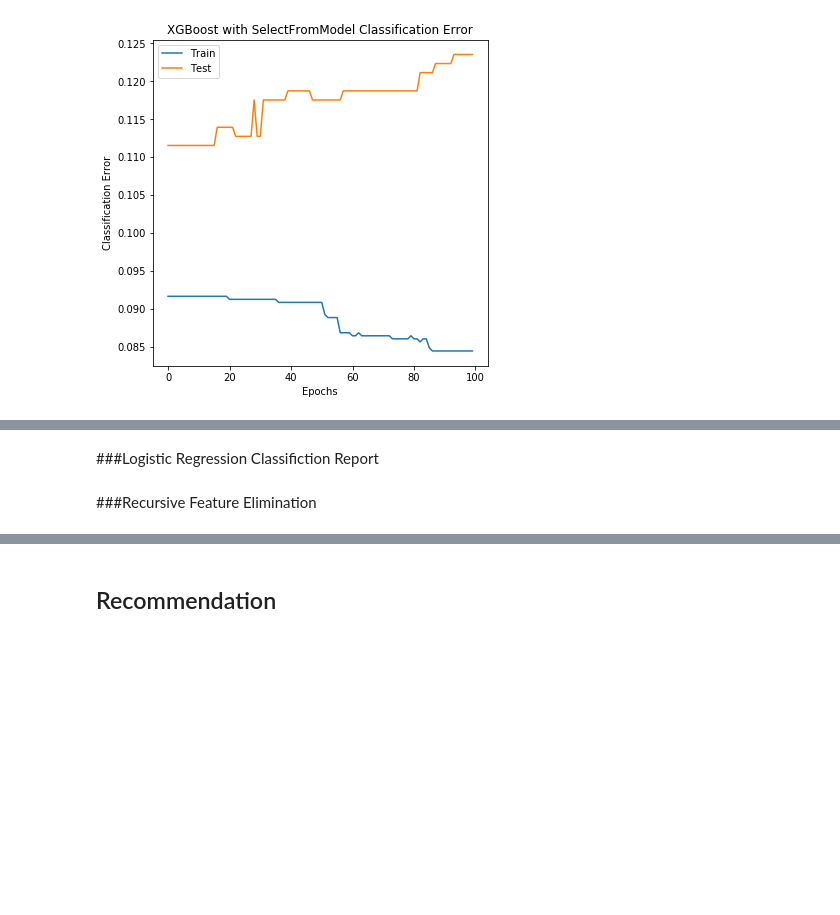
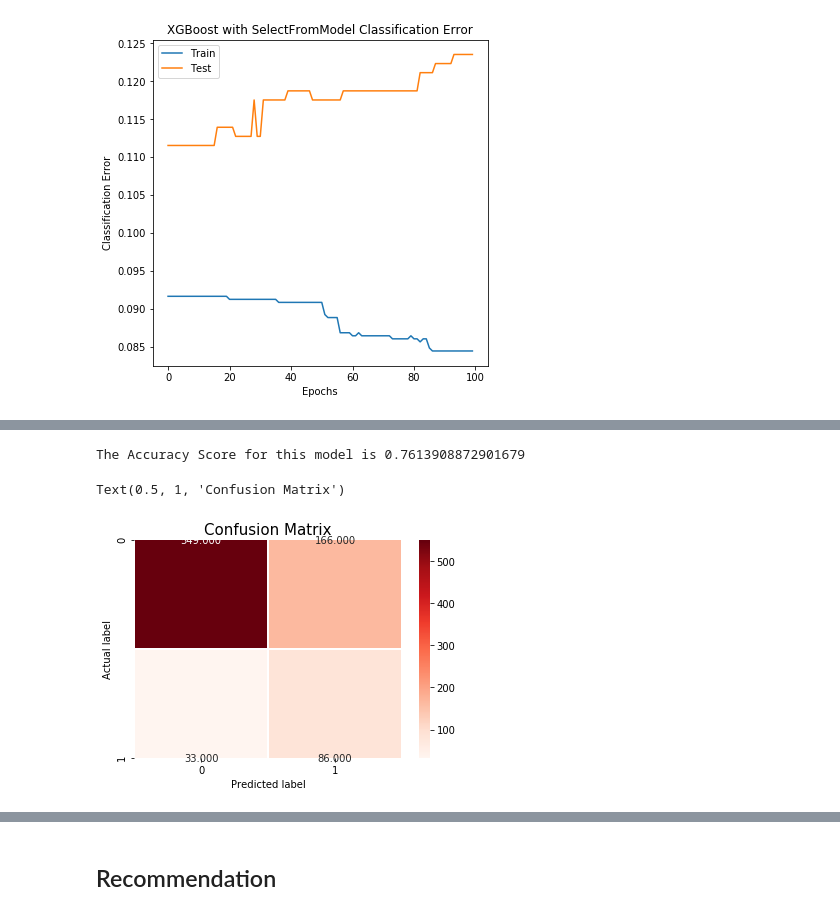
Before and after one commit to jdsmithwes/Telco-Data-Churn, a Jupyter notebook: Module3_project_master.ipynb, the cells around one changed output, grey strips where cells are left out. Cells and saved outputs as stored; diff of their text form; code cells hidden in the pictures; blank space fills up the shorter version.

```diff
--- a/Module3_project_master.ipynb
+++ b/Module3_project_master.ipynb
@@ -732,4 +675,0 @@ plt.title('Confusion Matrix', size = 15);
-# %%
-from sklearn.linear_model import LogisticRegression
-logclassifer = LogisticRegression()
-logclassifer.fit(X_train,y_train)
@@ -738,12 +691,24 @@ y_predlog = logclassifer.predict(X_test)
+# %%
+#splitting data
+X_train_log_select, X_test_log_select, y_train_log_select, y_test_log_select = train_test_split(X_log_select,y)
+# %%
+#train model
+lr.fit(X_train_log_select,y_train_log_select)
+
+#prediction
+y_pred_log_select = lr.predict(X_test_log_select)
 # %%
-from sklearn.metrics import confusion_matrix, accuracy_score
-cm = confusion_matrix(y_test,y_predlog)
-acc = accuracy_score(y_test,y_predlog)
+#confusion matrix visualization
+cm = confusion_matrix(y_test_log_select,y_pred_log_select)
+acc = accuracy_score(y_test_log_select,y_pred_log_select)
 print('The Accuracy Score for this model is {acc}'.format(acc=acc))
-sns.heatmap(cm, annot=True, fmt=".3f", linewidths=.5, square = True, cmap = 'Blues_r');
+sns.heatmap(cm, annot=True, fmt=".3f", linewidths=.5, square = False, cmap = 'Reds');
 plt.ylabel('Actual label');
 plt.xlabel('Predicted label');
+#plt.text(verticalalignment='center')
 all_sample_title = 'Accuracy Score: {0}'.format(acc)
-plt.title('Confusion Matrix', size = 15);
+plt.title('Confusion Matrix', size = 15)
+# %% [output]
+The Accuracy Score for this model is 0.7613908872901679
+Text(0.5, 1, 'Confusion Matrix')
+[figure, added]
-# %% [markdown]
-###Logistic Regression Classifiction Report
@@ -756,2 +714,0 @@ results = results.append([SVM_2])
-# %% [markdown]
-###Recursive Feature Elimination
```
Also changed, not shown: parts of 32 cells of this notebook.
